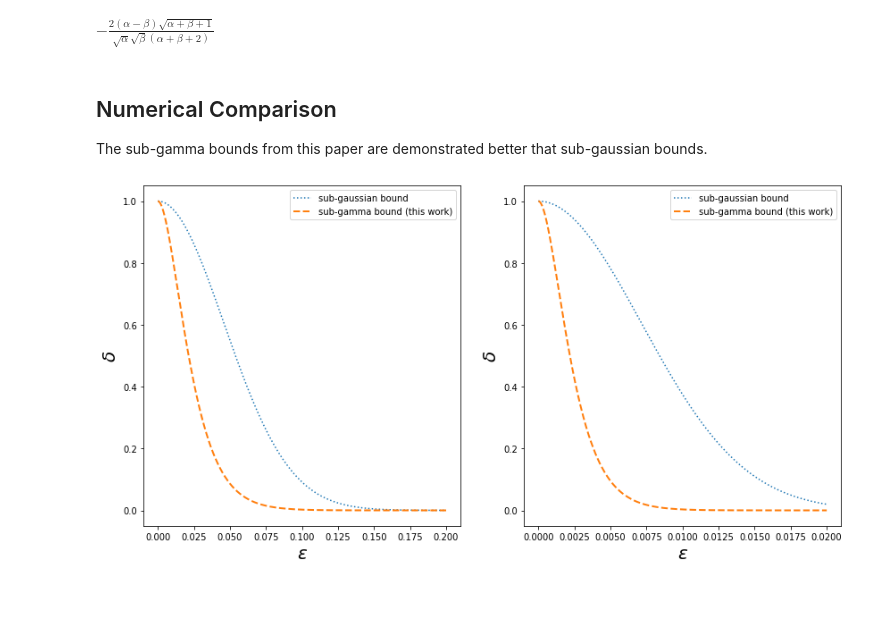
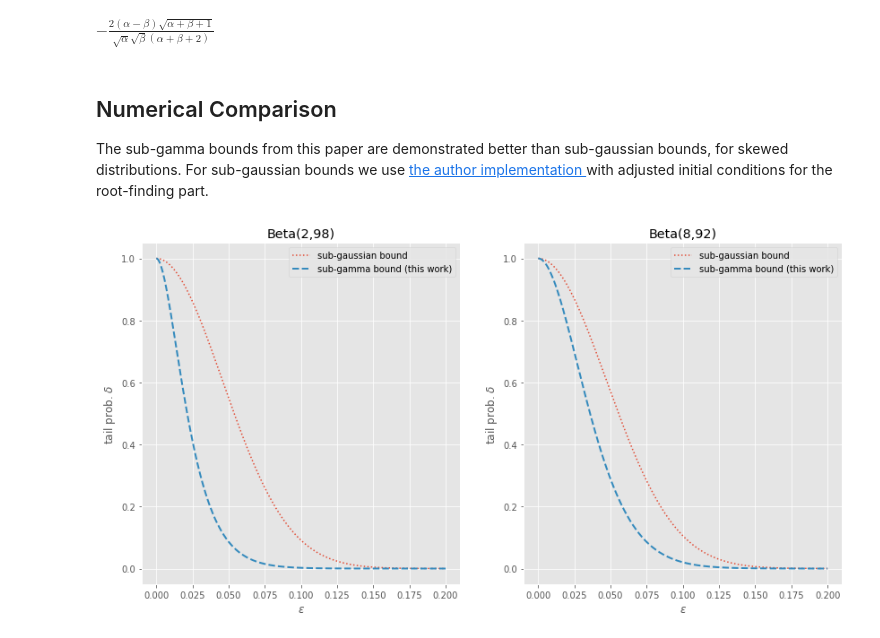
Before and after one commit to maciejskorski/beta_tails, a Jupyter notebook: Beta_SubGamma.ipynb, the cells around one changed output. Cells and saved outputs as stored; diff of their text form; code cells hidden in the pictures; blank space fills up the shorter version.

```diff
--- a/Beta_SubGamma.ipynb
+++ b/Beta_SubGamma.ipynb
@@ -77,17 +74,26 @@ $\displaystyle - \frac{2 \left(\alpha - \beta\right) \sqrt{\alpha + \beta + 1}}{
 # %% [markdown]
 ## Numerical Comparison
 
-The sub-gamma bounds from this paper are demonstrated better that sub-gaussian bounds.
+The sub-gamma bounds from this paper are demonstrated better than sub-gaussian bounds, for skewed distributions. For sub-gaussian bounds we use [the author implementation ](https://github.com/jarbel/Beta-sub-Gaussian/blob/master/functions/subGaussian-fun.R) with adjusted initial conditions for the root-finding part.
 # %%
-from scipy.special import hyp1f1
+from mpmath import hyp1f1
 from scipy.optimize import root_scalar
+from scipy.stats import beta
+from scipy.special import betainc
 import numpy as np
+import pandas as pd
+import matplotlib.pyplot as plt
+
+plt.style.use('ggplot')
+
+
+hyp1f1 = np.vectorize(hyp1f1,otypes=(np.double,))
 
 def beta_subgauss(a,b):
   ''' variance for sub-gaussian approx of beta distribution
-      based on https://arxiv.org/pdf/1705.00048.pdf '''
+      based on https://arxiv.org/pdf/1705.00048.pdf and implementation https://github.com/jarbel/Beta-sub-Gaussian/blob/master/functions/subGaussian-fun.R '''
   f = lambda x: np.log(hyp1f1(a,a+b,x)) - 0.5*x*a*1/(a+b)*( 1 + hyp1f1(a+1,a+b+1,x) / hyp1f1(a,a+b,x) )
-  x0 = root_scalar(f,bracket=[0.001,100000],method='bisect').root
+  x0 = root_scalar(f,bracket=[1e-3,5e2],method='bisect').root
   v2 = a*1/((a+b)*x0)*(hyp1f1(a+1,a+b+1,x0) / hyp1f1(a,a+b,x0)-1)
   return v2
 
@@ -112,46 +118,40 @@ def beta_tail_frankl(a,b,eps):
 
   return tail
 
-from matplotlib import pyplot as plt
-from scipy.stats import beta
-from scipy.special import betainc
-import numpy as np
-import pandas as pd
 
 
 def compare_tails(a,b,eps,ax):
   '''compares sub-gaussian and sub-gamma tail approximations for Beta distribution '''
 
   mean = a/(a+b)
   v2_gauss = beta_subgauss(a,b)
   v2_gamma,c_gamma = beta_subgamma(a,b)
 
   tail_true = 1-beta(a,b).cdf(mean+eps)
   tail_sub_gauss = np.exp(- eps**2 / (2*v2_gauss) )
   tail_sub_gamma = np.exp(- eps**2/(2*v2_gamma + 2*eps*c_gamma ))
-  tail_frankl = np.clip(beta_tail_frankl(a,b,eps),0.0,1)
-  tail_lutz = np.exp(- eps**2/(2*v2_gamma + 2*eps*c_gamma*(a+b+2)/(a+b+1) ))
 
   ax.plot(eps,tail_sub_gauss,':',label='sub-gaussian bound')
   ax.plot(eps,tail_sub_gamma,'--',linewidth=2,label='sub-gamma bound (this work)')
 
   ax.legend()
-  ax.set_xlabel('$\epsilon$',fontsize=20)
-  ax.set_ylabel('$\delta$',fontsize=20)
+  ax.set_xlabel('$\epsilon$')
+  ax.set_ylabel('tail prob. $\delta$')
+  ax.set_title(f'Beta({a},{b})')
   return tail_sub_gauss,tail_sub_gamma
 
 
-params = [(2,98,0.2),(2,998,0.02)] # params of your choice
+params = [(2,98,0.2),(8,92,0.2)] # params of your choice
 fig,axs = plt.subplots(1,2,figsize=(14,7))
 
 for (a,b,eps_max),ax in zip(params,axs):
   eps = np.linspace(0,eps_max,1000)
   tail_sub_gauss, tail_sub_gamma = compare_tails(a,b,eps,ax)
 
   out = pd.DataFrame([eps,tail_sub_gauss,tail_sub_gamma]).T
-  out.columns = ['eps','gamma','gauss']
+  out.columns = ['eps','subgauss','subgamma']
   out.to_csv(f'beta_{a}_{b}.csv')
 
 plt.show()
 # %% [output]
-[figure, old version]
+[figure, new version]
```
Also changed, not shown: parts of 2 cells of this notebook.
